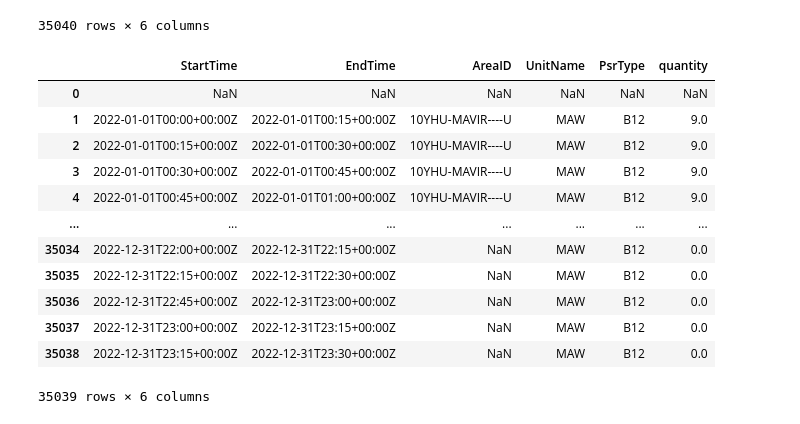
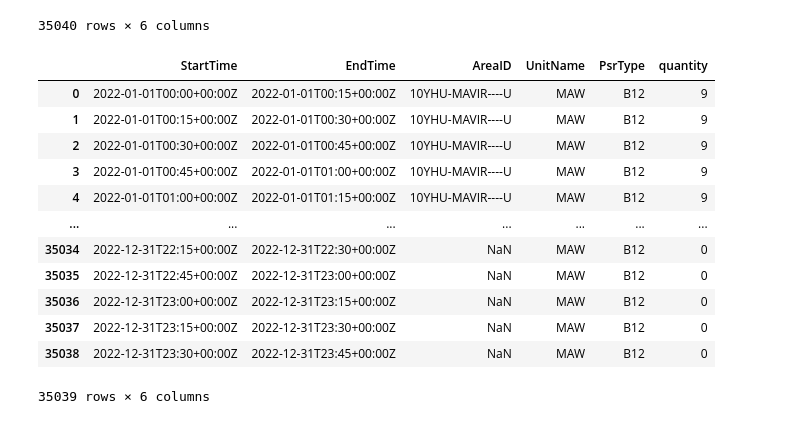
Before and after one commit to mahbubur-87/SE-Europe-Data_Challenge_Template, a Jupyter notebook: se-europe-data-challenge-data-ingestion.ipynb, the cells around one changed output. Drawn from its saved outputs; the diff is of its cells as text; code cells hidden in the pictures.

```diff
--- a/se-europe-data-challenge-data-ingestion.ipynb
+++ b/se-europe-data-challenge-data-ingestion.ipynb
@@ -408,22 +408,22 @@ df_gen#.loc[1:]
 # %%
 start_date = datetime.fromisoformat(str(df_gen.loc[0, "StartTime"]).replace("Z", ""))
 if start_date.year == 2021:
     df_gen = df_gen.drop(0)
-    df_gen = df_gen.reindex(np.arange(0, df_gen.shape[0]))
+    df_gen = df_gen.set_index(pd.Index(np.arange(0, df_gen.shape[0])))
 df_gen
 # %% [output]
 |  | StartTime | EndTime | AreaID | UnitName | PsrType | quantity |
-| 0 | NaN | NaN | NaN | NaN | NaN | NaN |
-| 1 | 2022-01-01T00:00+00:00Z | 2022-01-01T00:15+00:00Z | 10YHU-MAVIR----U | MAW | B12 | 9.0 |
-| 2 | 2022-01-01T00:15+00:00Z | 2022-01-01T00:30+00:00Z | 10YHU-MAVIR----U | MAW | B12 | 9.0 |
-| 3 | 2022-01-01T00:30+00:00Z | 2022-01-01T00:45+00:00Z | 10YHU-MAVIR----U | MAW | B12 | 9.0 |
-| 4 | 2022-01-01T00:45+00:00Z | 2022-01-01T01:00+00:00Z | 10YHU-MAVIR----U | MAW | B12 | 9.0 |
+| 0 | 2022-01-01T00:00+00:00Z | 2022-01-01T00:15+00:00Z | 10YHU-MAVIR----U | MAW | B12 | 9 |
+| 1 | 2022-01-01T00:15+00:00Z | 2022-01-01T00:30+00:00Z | 10YHU-MAVIR----U | MAW | B12 | 9 |
+| 2 | 2022-01-01T00:30+00:00Z | 2022-01-01T00:45+00:00Z | 10YHU-MAVIR----U | MAW | B12 | 9 |
+| 3 | 2022-01-01T00:45+00:00Z | 2022-01-01T01:00+00:00Z | 10YHU-MAVIR----U | MAW | B12 | 9 |
+| 4 | 2022-01-01T01:00+00:00Z | 2022-01-01T01:15+00:00Z | 10YHU-MAVIR----U | MAW | B12 | 9 |
 | ... | ... | ... | ... | ... | ... | ... |
-| 35034 | 2022-12-31T22:00+00:00Z | 2022-12-31T22:15+00:00Z | NaN | MAW | B12 | 0.0 |
-| 35035 | 2022-12-31T22:15+00:00Z | 2022-12-31T22:30+00:00Z | NaN | MAW | B12 | 0.0 |
-| 35036 | 2022-12-31T22:45+00:00Z | 2022-12-31T23:00+00:00Z | NaN | MAW | B12 | 0.0 |
-| 35037 | 2022-12-31T23:00+00:00Z | 2022-12-31T23:15+00:00Z | NaN | MAW | B12 | 0.0 |
-| 35038 | 2022-12-31T23:15+00:00Z | 2022-12-31T23:30+00:00Z | NaN | MAW | B12 | 0.0 |
+| 35034 | 2022-12-31T22:15+00:00Z | 2022-12-31T22:30+00:00Z | NaN | MAW | B12 | 0 |
+| 35035 | 2022-12-31T22:45+00:00Z | 2022-12-31T23:00+00:00Z | NaN | MAW | B12 | 0 |
+| 35036 | 2022-12-31T23:00+00:00Z | 2022-12-31T23:15+00:00Z | NaN | MAW | B12 | 0 |
+| 35037 | 2022-12-31T23:15+00:00Z | 2022-12-31T23:30+00:00Z | NaN | MAW | B12 | 0 |
+| 35038 | 2022-12-31T23:30+00:00Z | 2022-12-31T23:45+00:00Z | NaN | MAW | B12 | 0 |
 35039 rows × 6 columns
 # %%
 from datetime import datetime, timedelta, timezone
```
Also changed, not shown: parts of 1 cell of this notebook.
